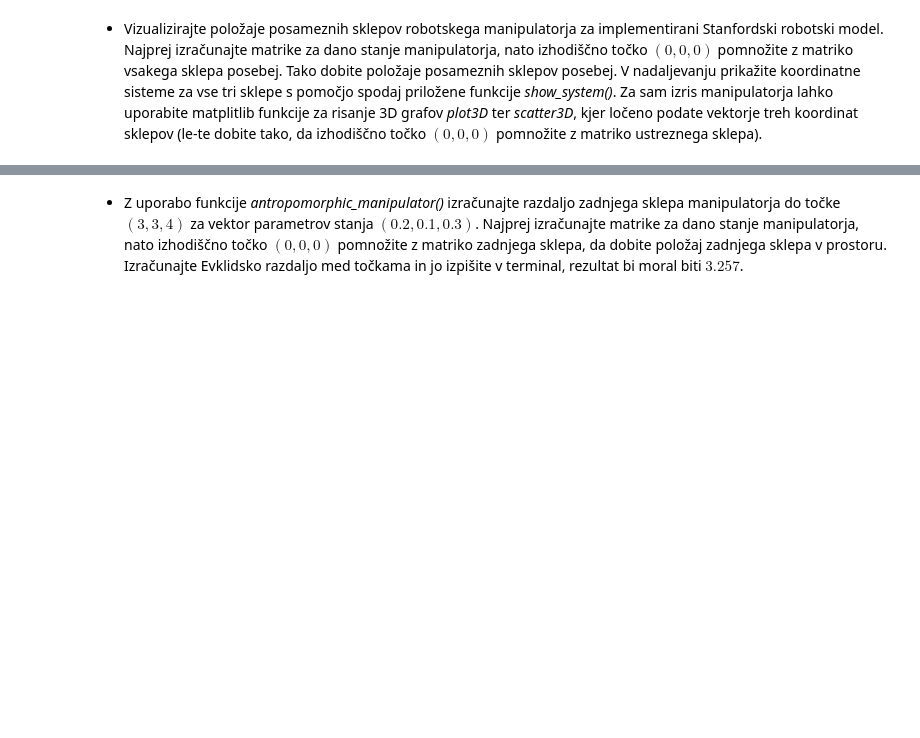
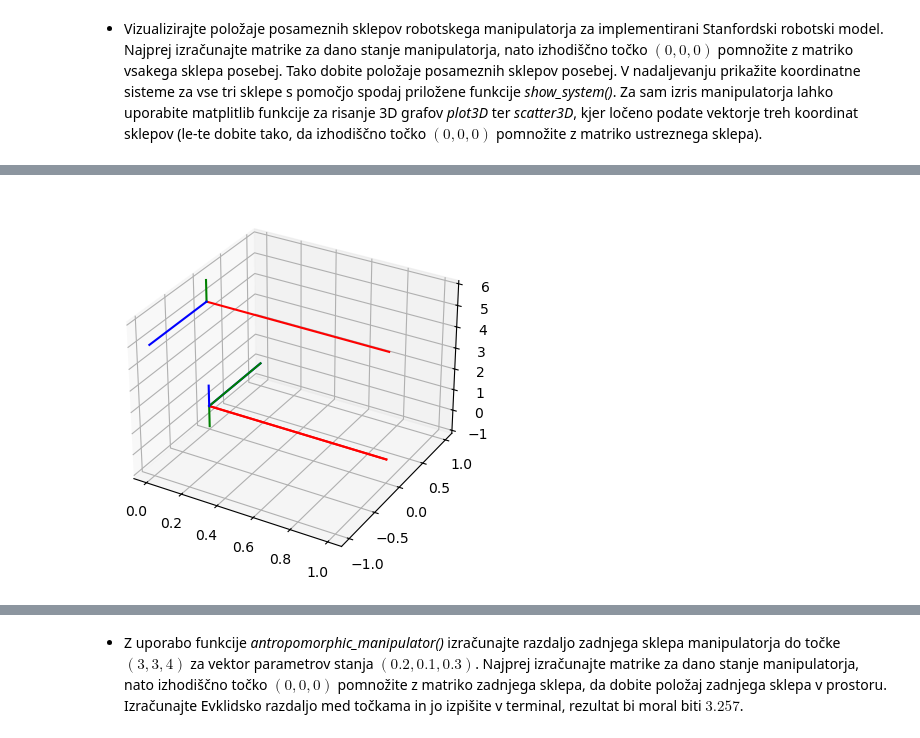
Before and after one commit to TiborKoderman/rrz, a Jupyter notebook: vaja3/vaja3.ipynb, the cells around one changed output, grey strips where cells are left out. Drawn from its saved outputs; the diff is of its cells as text; code cells hidden in the pictures; blank space fills up the shorter version.

```diff
--- a/vaja3/vaja3.ipynb
+++ b/vaja3/vaja3.ipynb
@@ -242,3 +242,16 @@ def dh_joint(parameters):
     A[3, 3] = 1
 
     return A
+# %%
+# Zapišite rešitev tukaj
+
+import numpy as np
+
+def stanford_manipulator(a1, a2, a3):
+    # Izračun A1, A2 in A3 na podlagi vhodnih parametrov a1, a2 in a3
+    A1 = dh_joint([0, -np.pi/2,0, a1])
+    A2 = dh_joint([0, np.pi/2, 5, a2])
+    A3 = dh_joint([0, 0, a3, 0])
+    return [A1, A2, A3]
+
+stanford_manipulator(5,5,np.pi/2)
@@ -288,0 +319,8 @@ def show_system(ax, M):
+# %%
+# Zapišite rešitev za Stanfordski manipulator tukaj
+axes = plt.axes(projection='3d')
+show_system(axes, stanford_manipulator(0, 0, 0)[0])
+show_system(axes, stanford_manipulator(0, 0, 0)[1])
+show_system(axes, stanford_manipulator(0, 0, 0)[2])
+# %% [output]
+[figure, added]
```
Also changed, not shown: parts of 8 cells of this notebook.
